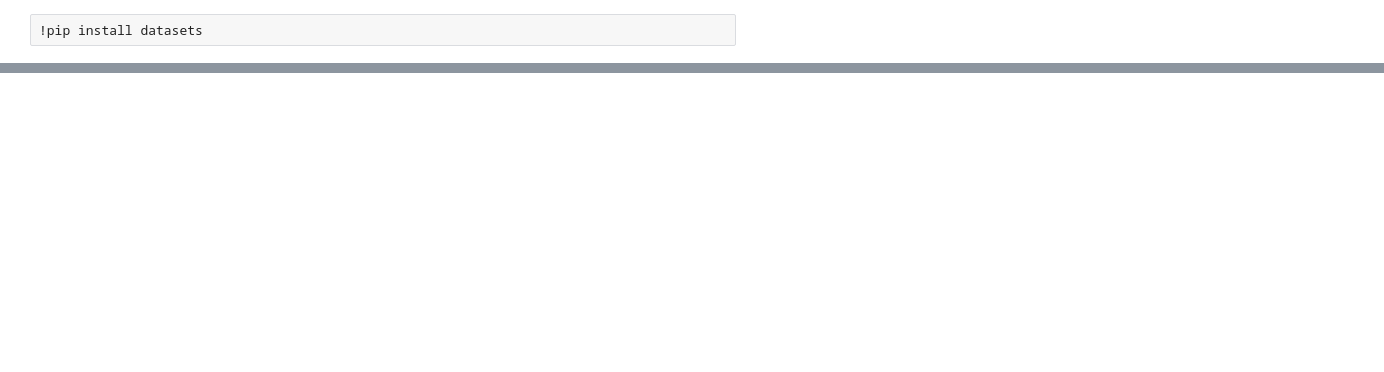
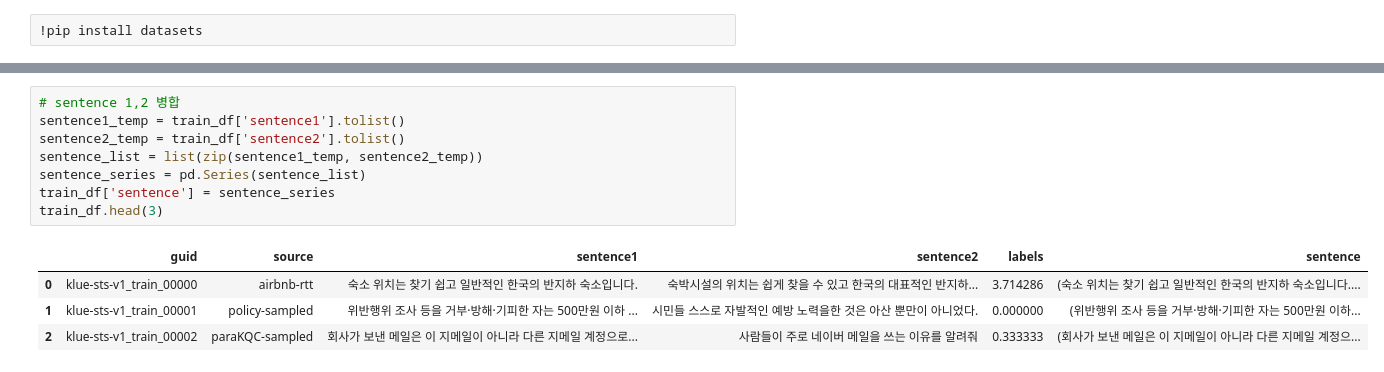
Before and after one commit to newtrojn/pre-onboarding_project, a Jupyter notebook: 5팀_기업_과제_3.ipynb, the cells around one changed output, grey strips where cells are left out. Cells and saved outputs as stored; diff of their text form; blank space fills up the shorter version.

```diff
--- a/5팀_기업_과제_3.ipynb
+++ b/5팀_기업_과제_3.ipynb
@@ -81,0 +100,13 @@ validation_df['labels'].value_counts().sort_index().plot(kind='bar', figsize=(10
+# %%
+# sentence 1,2 병합
+sentence1_temp = train_df['sentence1'].tolist()
+sentence2_temp = train_df['sentence2'].tolist()
+sentence_list = list(zip(sentence1_temp, sentence2_temp))
+sentence_series = pd.Series(sentence_list)
+train_df['sentence'] = sentence_series
+train_df.head(3)
+# %% [output]
+|  | guid | source | sentence1 | sentence2 | labels | sentence |
+| 0 | klue-sts-v1_train_00000 | airbnb-rtt | 숙소 위치는 찾기 쉽고 일반적인 한국의 반지하 숙소입니다. | 숙박시설의 위치는 쉽게 찾을 수 있고 한국의 대표적인 반지하... | 3.714286 | (숙소 위치는 찾기 쉽고 일반적인 한국의 반지하 숙소입니다.... |
+| 1 | klue-sts-v1_train_00001 | policy-sampled | 위반행위 조사 등을 거부·방해·기피한 자는 500만원 이하 ... | 시민들 스스로 자발적인 예방 노력을한 것은 아산 뿐만이 아니었다. | 0.000000 | (위반행위 조사 등을 거부·방해·기피한 자는 500만원 이하... |
+| 2 | klue-sts-v1_train_00002 | paraKQC-sampled | 회사가 보낸 메일은 이 지메일이 아니라 다른 지메일 계정으로... | 사람들이 주로 네이버 메일을 쓰는 이유를 알려줘 | 0.333333 | (회사가 보낸 메일은 이 지메일이 아니라 다른 지메일 계정으... |
```
Also changed, not shown: parts of 19 cells of this notebook.
